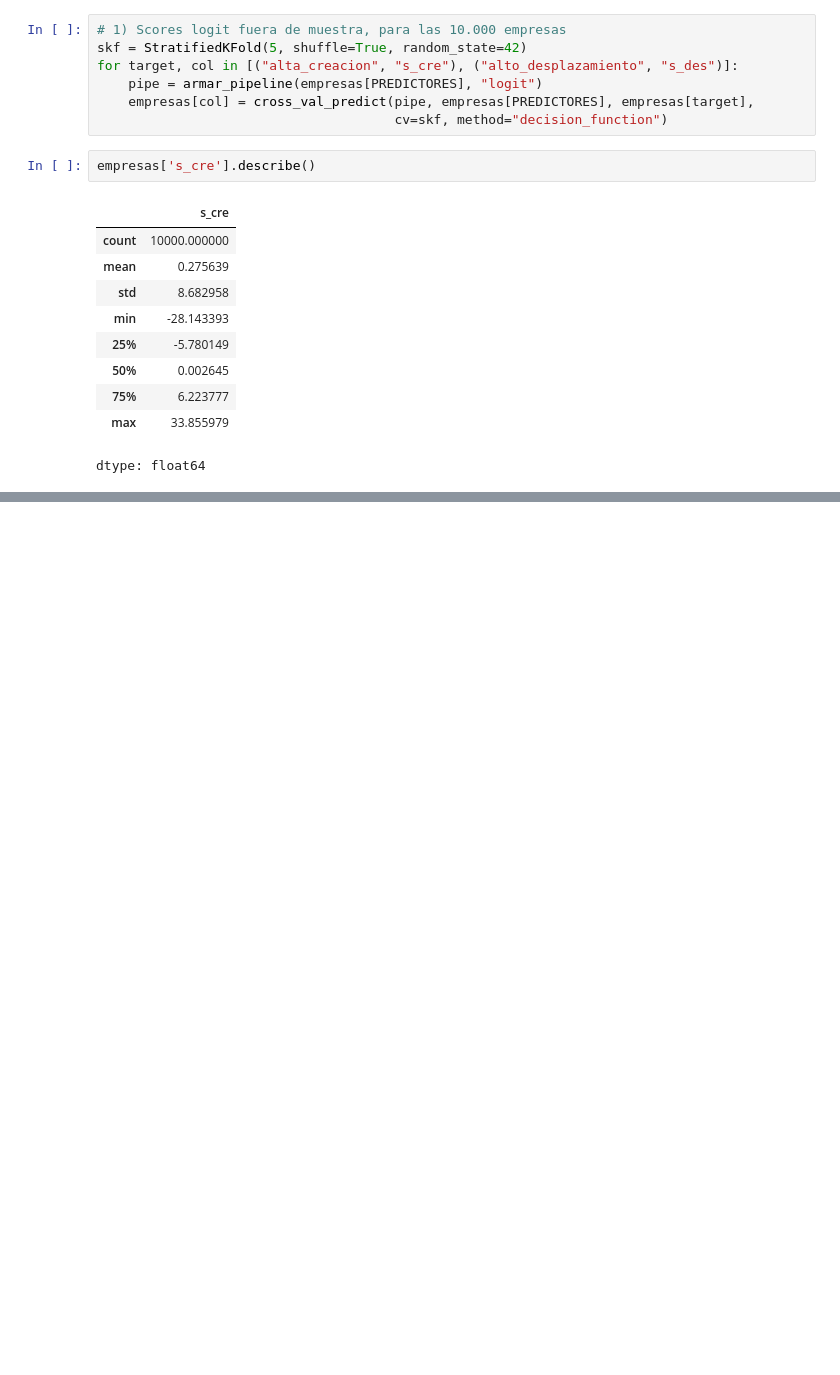
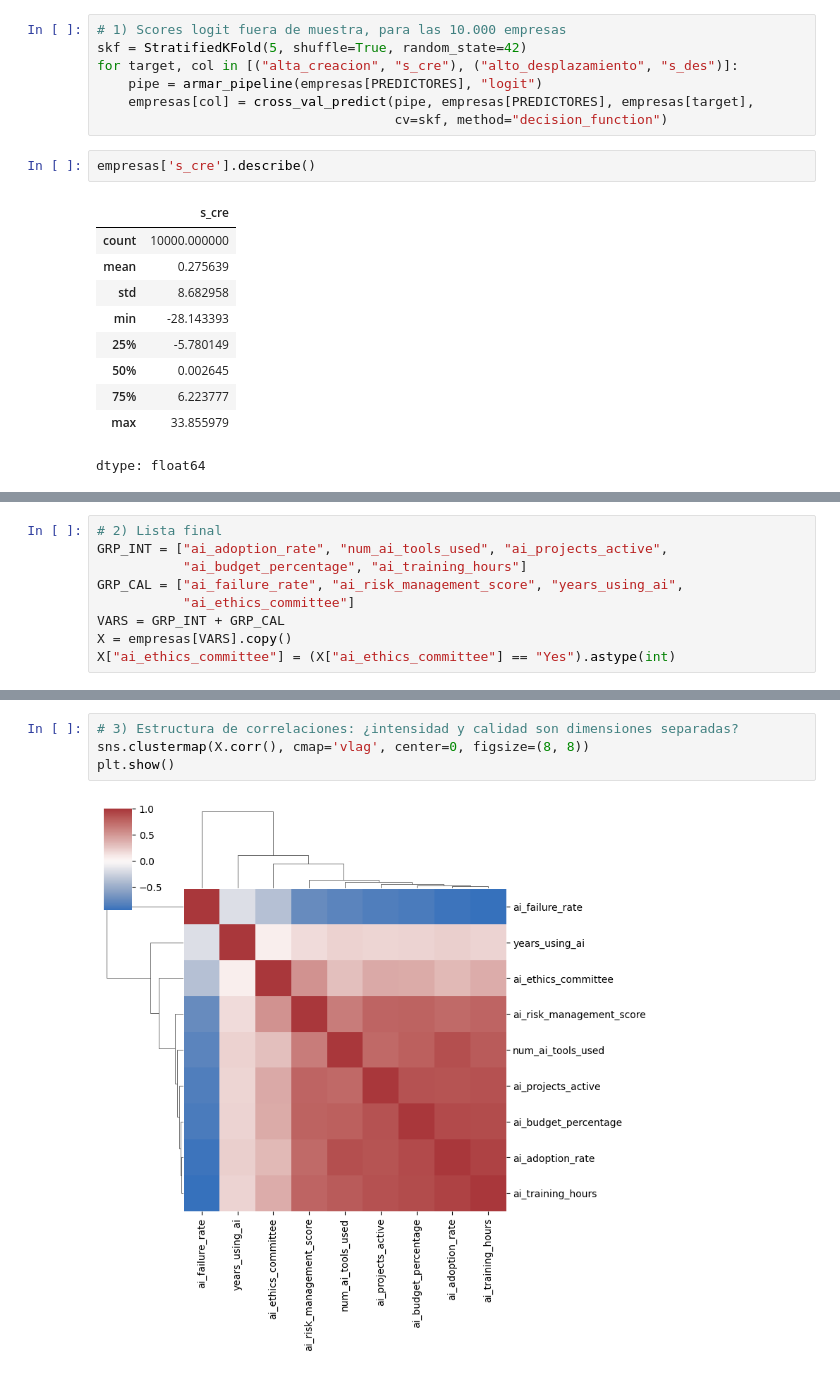
Before and after one commit to Franncippi/Proyecto-mentoria-M09, a Jupyter notebook: notebooks/03_modelado.ipynb, the cells around one changed output, grey strips where cells are left out. Saved outputs shown, nothing was run; the diff lists cells and outputs as text; blank space fills up the shorter version.

```diff
--- a/notebooks/03_modelado.ipynb
+++ b/notebooks/03_modelado.ipynb
@@ -605,0 +669,9 @@ Lo que podría hacer que haya perfiles reales es que la calidad de la adopción
+# %%
+# 2) Lista final
+GRP_INT = ["ai_adoption_rate", "num_ai_tools_used", "ai_projects_active",
+           "ai_budget_percentage", "ai_training_hours"]
+GRP_CAL = ["ai_failure_rate", "ai_risk_management_score", "years_using_ai",
+           "ai_ethics_committee"]
+VARS = GRP_INT + GRP_CAL
+X = empresas[VARS].copy()
+X["ai_ethics_committee"] = (X["ai_ethics_committee"] == "Yes").astype(int)
@@ -605,0 +713,6 @@ Lo que podría hacer que haya perfiles reales es que la calidad de la adopción
+# %%
+# 3) Estructura de correlaciones: ¿intensidad y calidad son dimensiones separadas?
+sns.clustermap(X.corr(), cmap='vlag', center=0, figsize=(8, 8))
+plt.show()
+# %% [output]
+[figure, added]
```
Also changed, not shown: parts of 20 cells of this notebook.
